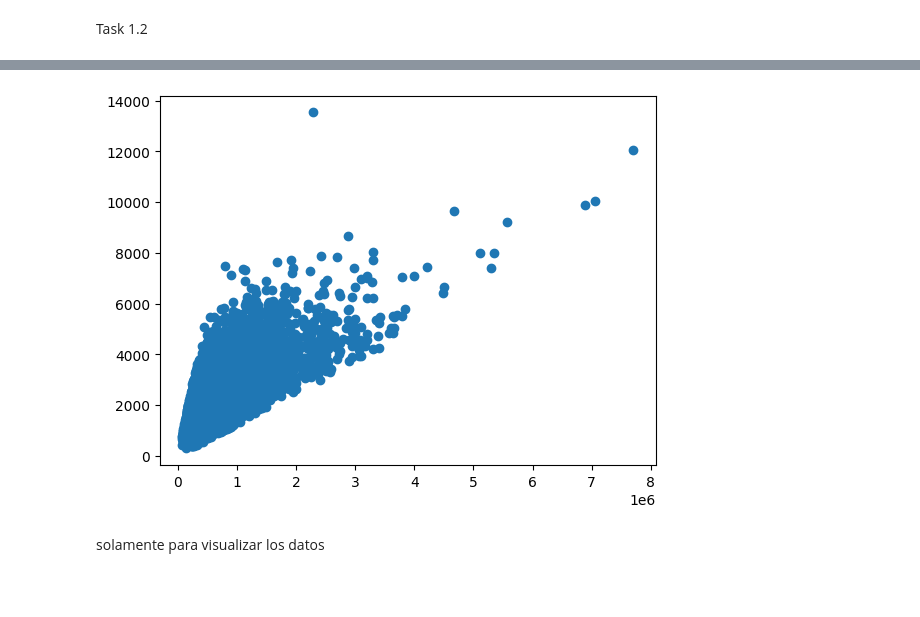
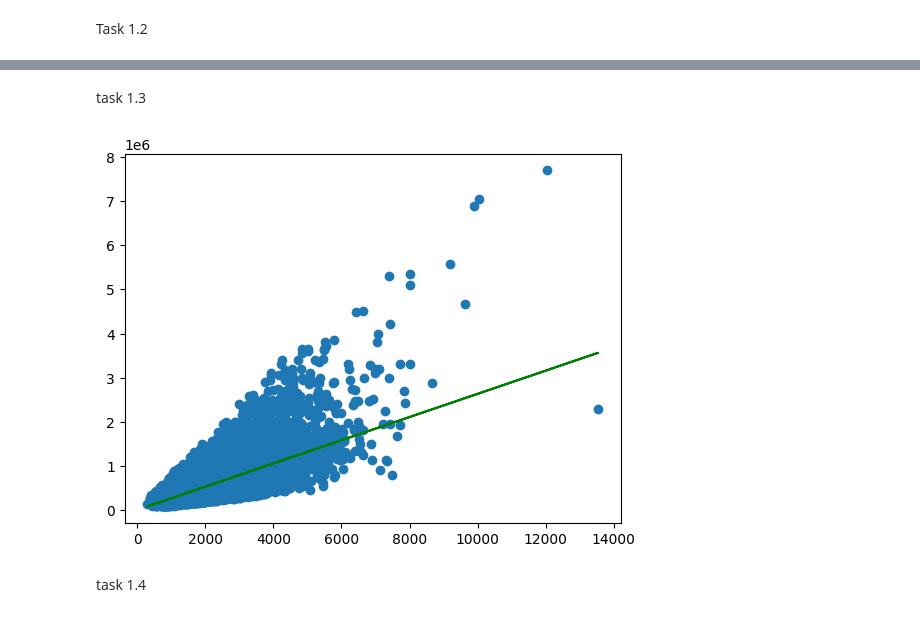
Before and after one commit to robertriosm/lab4-ia, a Jupyter notebook: main.ipynb, the cells around one changed output, grey strips where cells are left out. Saved outputs shown, nothing was run; the diff lists cells and outputs as text; code cells hidden in the pictures; blank space fills up the shorter version.

```diff
--- a/main.ipynb
+++ b/main.ipynb
@@ -64,9 +17,0 @@ print(sqft)
-# %%
-import matplotlib.pyplot as plt
-
-plt.scatter(prices,sqft)
-plt.show()
-# %% [output]
-[figure, removed]
-# %% [markdown]
-solamente para visualizar los datos
@@ -79,0 +18,45 @@ grad = lambda X, y, t: 2 * X.T @ (X @ t - y) / len(y)
+# %%
+
+#task 1.2 implementar regresion
+
+
+TRAINING_SET_SIZE = x.shape[0]
+
+X = np.vstack(
+    (
+        np.ones(TRAINING_SET_SIZE),
+        x,
+        # x ** 2,
+    )
+).T
+
+y = np.array(data['price']).reshape(TRAINING_SET_SIZE, 1)
+# y = y ** 2
+
+m, n = X.shape
+theta_0 = np.random.rand(n, 1)
+# %% [markdown]
+task 1.3
+# %%
+
+# task 1.3
+r_theta, costs, thetas = gradient_descent(
+    theta_0=theta_0,
+    cost_function=linear_cost,
+    cost_function_gradient=linear_cost_gradient,
+    learning_rate=0.00000001,
+    threshold=0.001,
+    max_iter=10000,
+    params=(X,y,1),
+)
+
+for test_theta in thetas:
+    pass
+
+plt.scatter(X[:, 1], y)
+plt.plot(X[:, 1], X @ test_theta, color='green')
+plt.show()
+# %% [output]
+[figure, added]
+# %% [markdown]
+task 1.4
```
Also changed, not shown: parts of 11 cells of this notebook, 2 other files.
